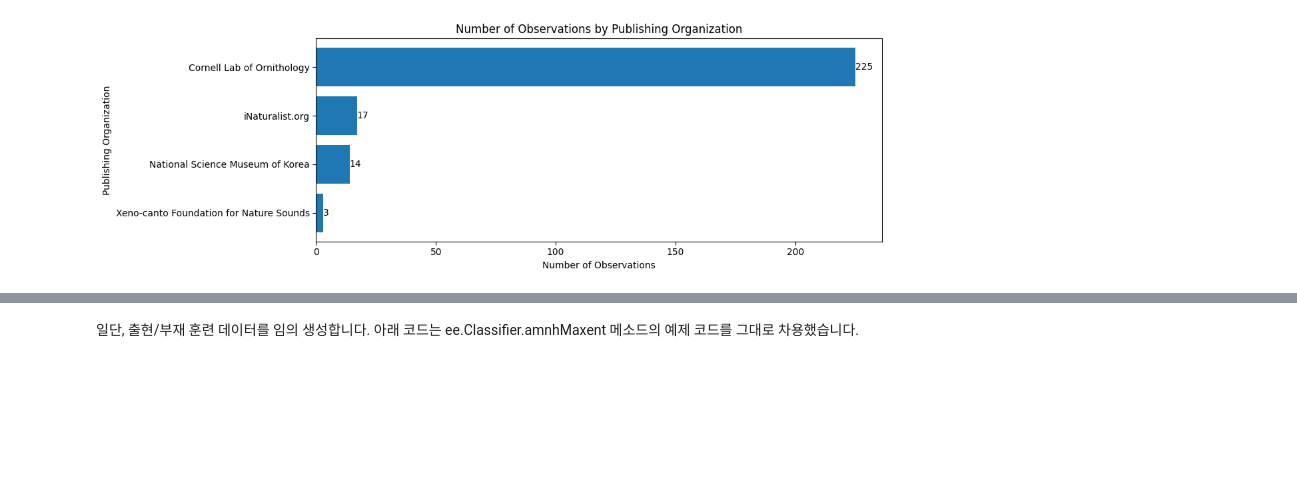
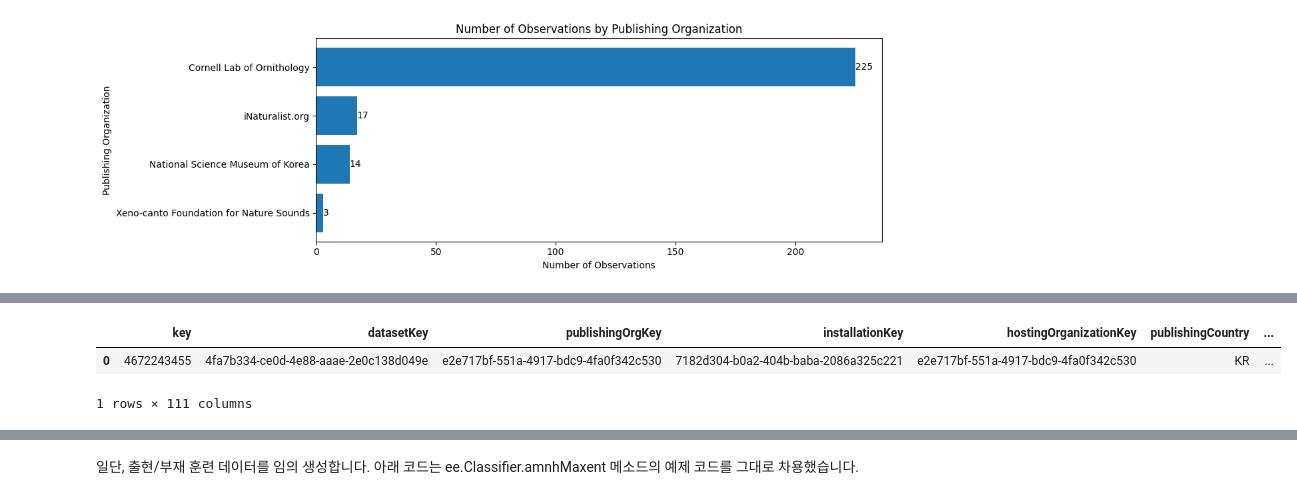
Before and after one commit to osgeokr/GEE-PAM-Book, a Jupyter notebook: Google_Earth_Engine_Maxent를_이용한_종_분포_모델링_Pitta_nympha.ipynb, the cells around one changed output, grey strips where cells are left out. Saved outputs shown, nothing was run; the diff lists cells and outputs as text; code cells hidden in the pictures; blank space fills up the shorter version.

```diff
--- a/Google_Earth_Engine_Maxent를_이용한_종_분포_모델링_Pitta_nympha.ipynb
+++ b/Google_Earth_Engine_Maxent를_이용한_종_분포_모델링_Pitta_nympha.ipynb
@@ -119,15 +115,19 @@ plt.show()
 # %%
 # publishingOrgKey를 실제 이름으로 변환
 df['publishingOrgName'] = df['publishingOrgKey'].apply(get_organization_name)
 
 # Cornell Lab of Ornithology 데이터만 선택
-cornell_df = df[df['publishingOrgName'] == 'Cornell Lab of Ornithology']
+df = df[df['publishingOrgName'] == 'Cornell Lab of Ornithology']
 
-# 선택된 데이터를 CSV 파일로 저장
-cornell_df.to_csv('cornell_lab_of_ornithology_data.csv', index=False)
+# Save DataFrame to CSV and read back in.
+df.to_csv("pitta_nympha_data.csv", index=False)
+files.download('pitta_nympha_data.csv')
 
-# 파일을 로컬 컴퓨터로 다운로드
-files.download('cornell_lab_of_ornithology_data.csv')
+df = pd.read_csv("pitta_nympha_data.csv")
+df.head(1)  # Display the first row of the DataFrame
 # %% [output]
 [interactive output not drawn]
 [interactive output not drawn]
+|  | key | datasetKey | publishingOrgKey | installationKey | hostingOrganizationKey | publishingCountry | ... |
+| 0 | 4672243455 | 4fa7b334-ce0d-4e88-aaae-2e0c138d049e | e2e717bf-551a-4917-bdc9-4fa0f342c530 | 7182d304-b0a2-404b-baba-2086a325c221 | e2e717bf-551a-4917-bdc9-4fa0f342c530 | KR | ... |
+1 rows × 111 columns
```
Also changed, not shown: parts of 9 cells of this notebook.
